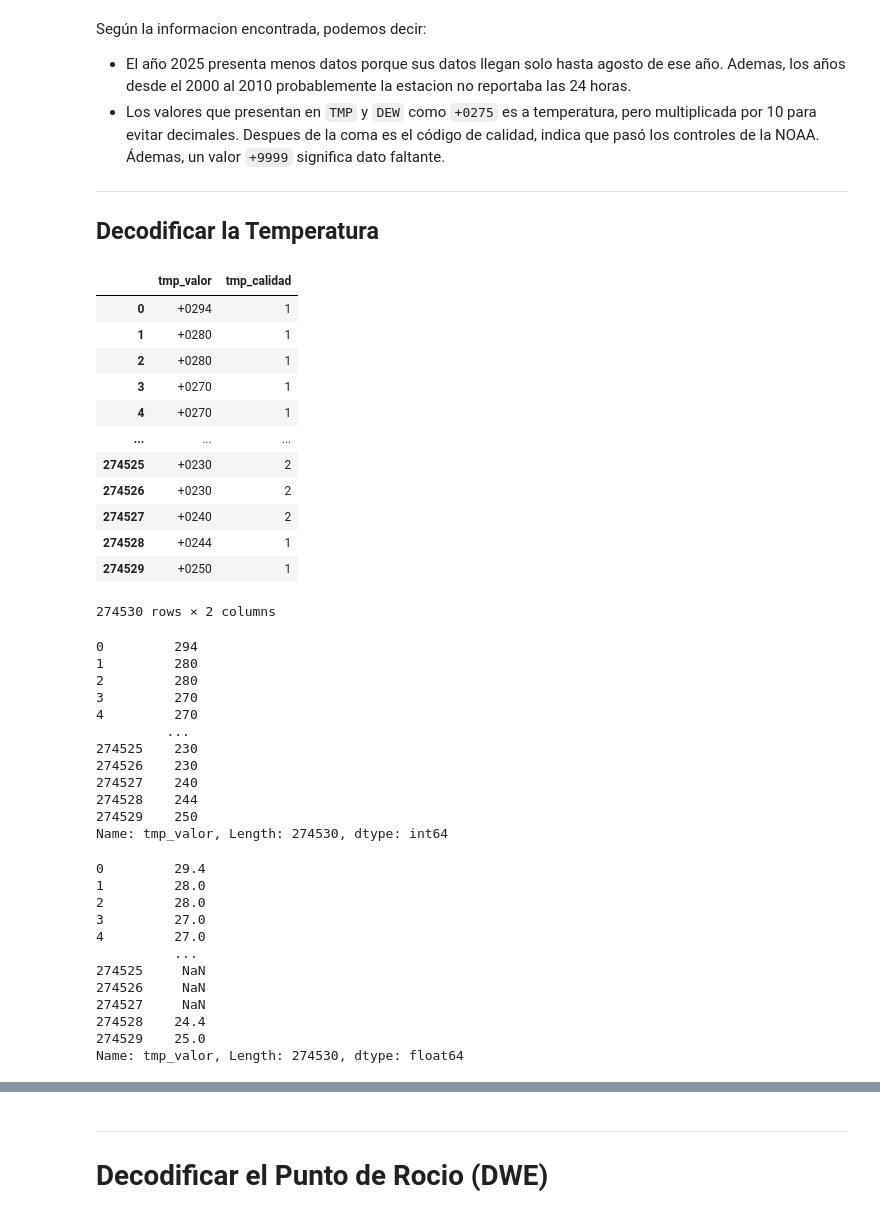
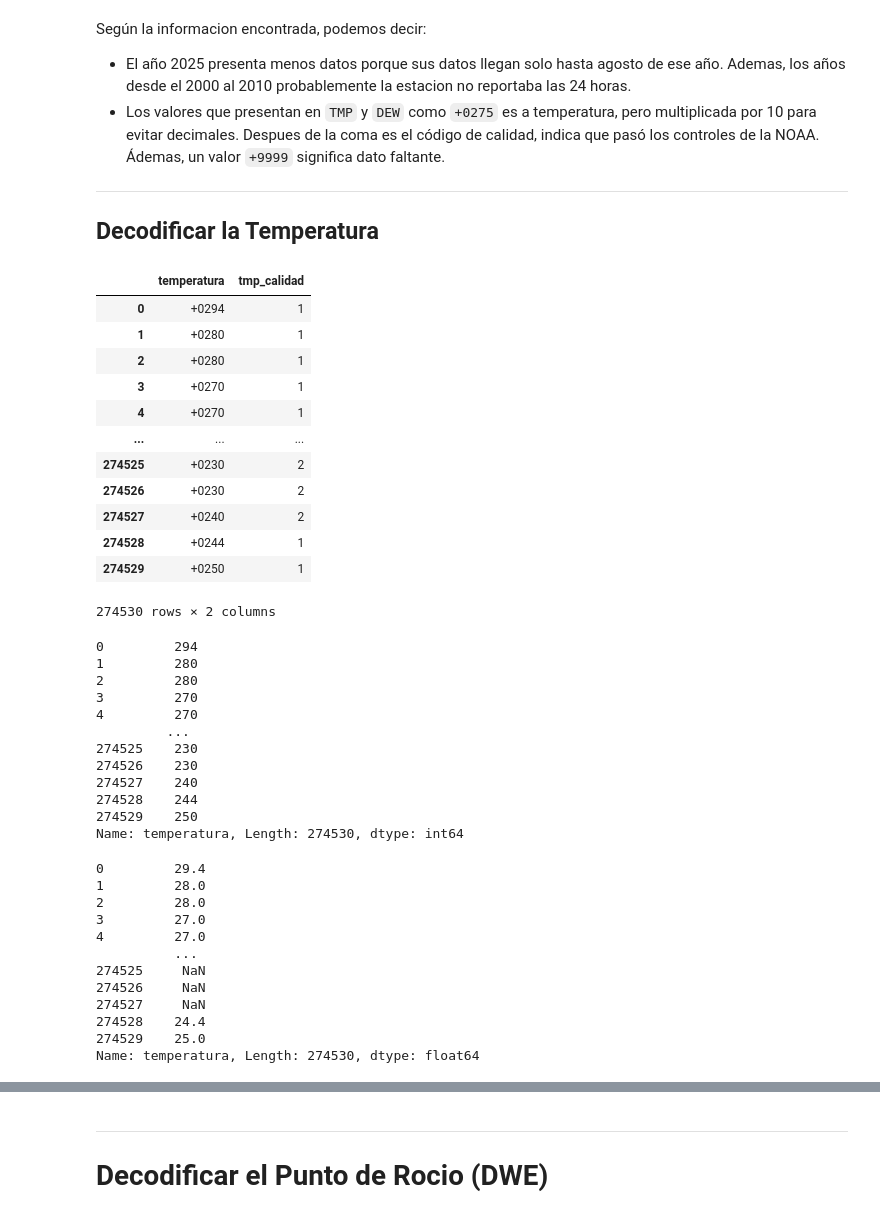
Before and after one commit to David-Sac/clima-iquitos, a Jupyter notebook: notebooks/01_exploracion.ipynb, the cells around one changed output, grey strips where cells are left out. Drawn from its saved outputs; the diff is of its cells as text; code cells hidden in the pictures.

```diff
--- a/notebooks/01_exploracion.ipynb
+++ b/notebooks/01_exploracion.ipynb
@@ -122,10 +122,10 @@ Según la informacion encontrada, podemos decir:
 ## Decodificar la Temperatura
 # %%
 # 1. Separar el valor y el codigo de calidad
-df[["tmp_valor", "tmp_calidad"]] = df["TMP"].str.split(",", expand=True)
-df[["tmp_valor", "tmp_calidad"]]
+df[["temperatura", "tmp_calidad"]] = df["TMP"].str.split(",", expand=True)
+df[["temperatura", "tmp_calidad"]]
 # %% [output]
-|  | tmp_valor | tmp_calidad |
+|  | temperatura | tmp_calidad |
 | 0 | +0294 | 1 |
 | 1 | +0280 | 1 |
 | 2 | +0280 | 1 |
@@ -140,8 +140,8 @@ df[["tmp_valor", "tmp_calidad"]]
 274530 rows × 2 columns
 # %%
 # 2. Convertir de texto a numero
-df["tmp_valor"] = pd.to_numeric(df["tmp_valor"])
-df["tmp_valor"]
+df["temperatura"] = pd.to_numeric(df["temperatura"])
+df["temperatura"]
 # %% [output]
 0         294
 1         280
@@ -154,6 +154,6 @@ df["tmp_valor"]
 274527    240
 274528    244
 274529    250
-Name: tmp_valor, Length: 274530, dtype: int64
+Name: temperatura, Length: 274530, dtype: int64
 # %%
 # 3. Marcar los faltantes como vacios
@@ -164,7 +164,7 @@ df.loc[df["tmp_calidad"].isin(["2","3","6","7"]), "tmp_valor"] = None
 # %%
 # 5. Converir a grados celcius
-df["tmp_valor"] = df["tmp_valor"] / 10
-df["tmp_valor"]
+df["temperatura"] = df["temperatura"] / 10
+df["temperatura"]
 # %% [output]
 0         29.4
 1         28.0
@@ -177,5 +177,5 @@ df["tmp_valor"]
 274527     NaN
 274528    24.4
 274529    25.0
-Name: tmp_valor, Length: 274530, dtype: float64
+Name: temperatura, Length: 274530, dtype: float64
 # %%
```
Also changed, not shown: parts of 17 cells of this notebook.
